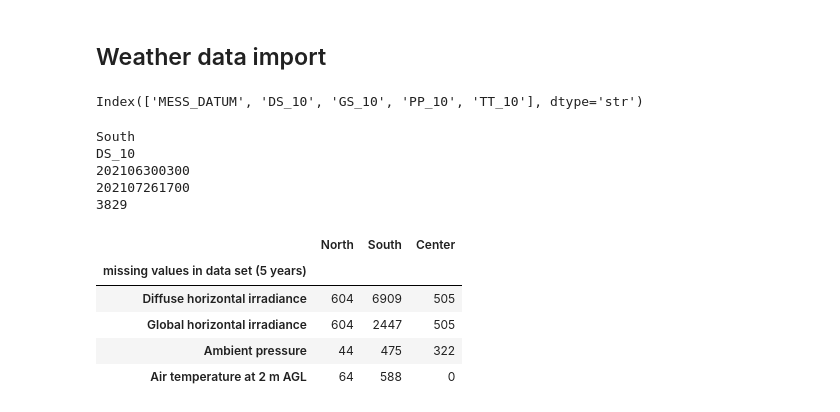
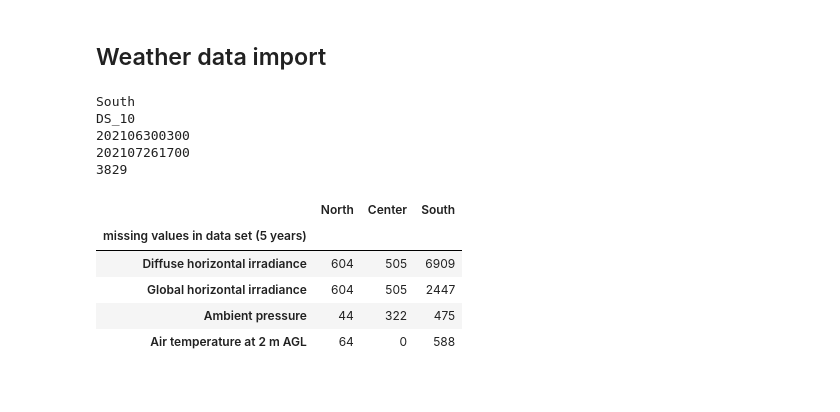
Before and after one commit to Lakim17/SERTS, a Jupyter notebook: pv_batt_opt.ipynb, the cells around one changed output. Cells and saved outputs as stored; diff of their text form; code cells hidden in the pictures.

```diff
--- a/pv_batt_opt.ipynb
+++ b/pv_batt_opt.ipynb
@@ -87,10 +101,10 @@ list_heights_station = [height_station_north, height_station_south, height_stati
 # %%
 # -- weather data set north
 # import data for irradiance in J/(cm^2)
-df_solar_north = pd.read_csv("./Nord 00591/solar.txt", sep=";", skipinitialspace=True, engine="python")
+df_solar_north = pd.read_csv("./North 00591/solar.txt", sep=";", skipinitialspace=True, engine="python")
 df_solar_north = df_solar_north.drop(columns=["STATIONS_ID", "QN", "SD_10", "LS_10", "eor"])
 # import data for air temperature at 2 m above ground level in °C
-df_temperature_north = pd.read_csv("./Nord 00591/temperatur.txt", sep=";", skipinitialspace=True, engine="python")
+df_temperature_north = pd.read_csv("./North 00591/temperatur.txt", sep=";", skipinitialspace=True, engine="python")
 df_temperature_north = df_temperature_north.drop(columns=["MESS_DATUM", "STATIONS_ID", "QN", "TM5_10", "RF_10", "TD_10", "eor"])
 # combine
 df_north = df_solar_north.join(df_temperature_north, how="outer")
@@ -107,20 +111,26 @@ df_south = df_solar_south.join(df_temperature_south, how="outer")
 # %%
 # -- weather data set center
 # import data for irradiance in J/(cm^2)
-df_solar_center = pd.read_csv("./Zentrum 03231/solar.txt", sep=";", skipinitialspace=True, engine="python")
+df_solar_center = pd.read_csv("./Center 03231/solar.txt", sep=";", skipinitialspace=True, engine="python")
 df_solar_center = df_solar_center.drop(columns=["STATIONS_ID", "QN", "SD_10", "LS_10", "eor"])
 # import data for air temperature at 2 m above ground level in °C
-df_temperature_center = pd.read_csv("./Zentrum 03231/temperatur.txt", sep=";", skipinitialspace=True, engine="python")
+df_temperature_center = pd.read_csv("./Center 03231/temperatur.txt", sep=";", skipinitialspace=True, engine="python")
 df_temperature_center = df_temperature_center.drop(columns=["MESS_DATUM", "STATIONS_ID", "QN", "TM5_10", "RF_10", "TD_10", "eor"])
 # combine
 df_center = df_solar_center.join(df_temperature_center, how="outer")
-# %%
-df_center.columns
-# %% [output]
-Index(['MESS_DATUM', 'DS_10', 'GS_10', 'PP_10', 'TT_10'], dtype='str')
+# %%
+# -- weather data set south
+# import data for irradiance in J/(cm^2)
+df_solar_south = pd.read_csv("./South 05404/solar.txt", sep=";", skipinitialspace=True, engine="python")
+df_solar_south = df_solar_south.drop(columns=["STATIONS_ID", "QN", "SD_10", "LS_10", "eor"])
+# import data for air temperature at 2 m above ground level in °C
+df_temperature_south = pd.read_csv("./South 05404/temperatur.txt", sep=";", skipinitialspace=True, engine="python")
+df_temperature_south = df_temperature_south.drop(columns=["MESS_DATUM", "STATIONS_ID", "QN", "TM5_10", "RF_10", "TD_10", "eor"])
+# combine
+df_south = df_solar_south.join(df_temperature_south, how="outer")
 # %%
-list_df_location = [df_north, df_south, df_center]
-list_str_location = ["North", "South", "Center"]
+list_df_location = [df_north, df_center, df_south]
+list_str_location = ["North", "Center", "South"]
 
 start_date = ""
 end_date = ""
@@ -164,9 +174,7 @@ DS_10
 # %%
 # -- data cleaning - replacing error value -999 with average value at the same time of other years
 dict_error = {}
-list_str_location = ["North", "South", "Center"]
 indexdiff_one_year = 6 * 24 * 365 # number of indices per year - leap year neglected, since shift of 10 minutes has only small influence
-list_df_location = [df_north, df_south, df_center] # temporary list for iteration, will be overwritten at the end of the loop
 list_years = ["2020", "2021", "2022", "2023", "2024"] # cleaning for each year, based on the other years ########################################################################### 2024 COULD BE DELETED
 list_colnames = df_north.columns.astype(str)[1:] # north is used here, but the column names apply to all stations
 for i, df_location in enumerate(list_df_location): # iteration through all location
@@ -190,39 +198,39 @@ for i, df_location in enumerate(list_df_location): # iteration through all locat
     dict_error[list_str_location[i]] = dict_error_measurement
     # renaming
     df_location["MESS_DATUM"] = pd.to_datetime(df_location["MESS_DATUM"], format="%Y%m%d%H%M") # read timestamp correctly
     df_location = df_location.rename(
         columns={"DS_10": "dhi", "GS_10": "ghi", "TT_10": "temp_air", "PP_10": "pressure"}
     )
     df_location = df_location.set_index("MESS_DATUM")
     df_location.index.name = None
     # units
     df_location["ghi"] *= (10000 / 600) # Conversion factor from J/(cm² * 10min) to avg W/(m²)
     df_location["dhi"] *= (10000 / 600) # Conversion factor from J/(cm² * 10min) to avg W/(m²)
     df_location["pressure"] *= 100 # Conversion factor hPa to Pa
     df_location["Ø global irradiance [kWh/(m²a)]"] = df_location["ghi"] * 8.76 # Conversion factor from W/(m²) to kWh/(m²a)
     # reduce data set to 4 years (to be able to repeat the data periodically with respect to the leap year) and resample data on hours
     df_location = df_location.resample("h").mean()
     df_location = df_location.loc[:"2023-12-31 23:00:00"]
     # overwrites the element in the list that stores the data frames
     list_df_location[i] = df_location
 
 # vizualisation for missing values in the weather data sets
 df_error = pd.DataFrame(dict_error)
 df_error = df_error.rename(index={
     "DS_10": "Diffuse horizontal irradiance",
     "GS_10": "Global horizontal irradiance",
     "PP_10": "Ambient pressure",
     "TT_10": "Air temperature at 2 m AGL" # above ground level
 })
 df_error.index.name = "missing values in data set (5 years)"
 display(df_error)
 # %% [output]
-|  | North | South | Center |
+|  | North | Center | South |
 | missing values in data set (5 years) |  |  |  |
-| Diffuse horizontal irradiance | 604 | 6909 | 505 |
-| Global horizontal irradiance | 604 | 2447 | 505 |
-| Ambient pressure | 44 | 475 | 322 |
-| Air temperature at 2 m AGL | 64 | 588 | 0 |
+| Diffuse horizontal irradiance | 604 | 505 | 6909 |
+| Global horizontal irradiance | 604 | 505 | 2447 |
+| Ambient pressure | 44 | 322 | 475 |
+| Air temperature at 2 m AGL | 64 | 0 | 588 |
 # %%
 # -- checking for missing values for certainty (as comment, so that process doen't need to be done in every run)
 # for i, df in enumerate(list_df_location):
```
Also changed, not shown: parts of 12 cells of this notebook, 21 other files.
